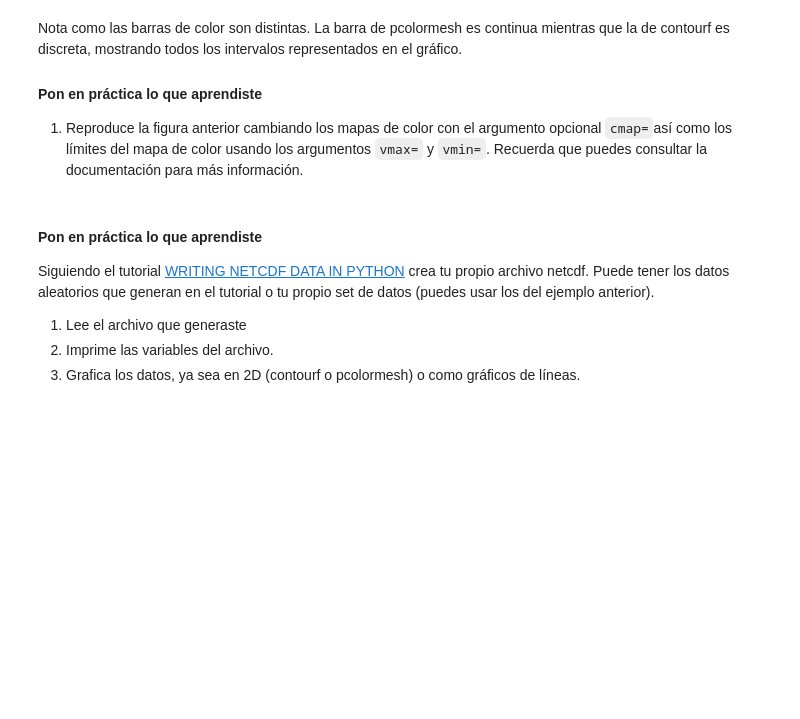
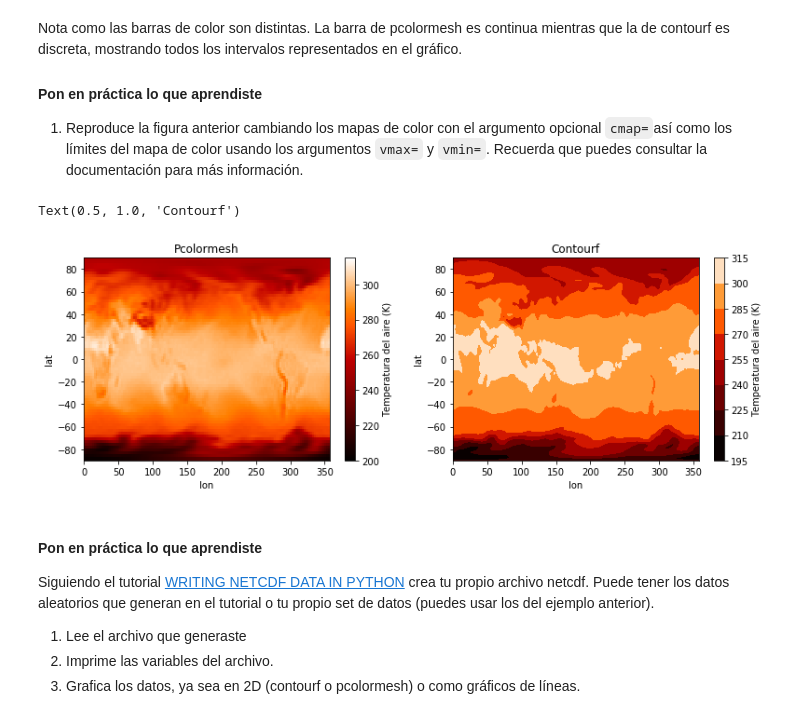
Before and after one commit to anakarinarm/TemSelModNum, a Jupyter notebook: notebooks_2021-2/00_intro_python/intro02_python.ipynb, the cells around one changed output. Drawn from its saved outputs; the diff is of its cells as text; code cells hidden in the pictures; blank space fills up the shorter version.

```diff
--- a/notebooks_2021-2/00_intro_python/intro02_python.ipynb
+++ b/notebooks_2021-2/00_intro_python/intro02_python.ipynb
@@ -910,6 +970,23 @@ Nota como las barras de color son distintas. La barra de pcolormesh es continua
 
 #### Pon en práctica lo que aprendiste
 1. Reproduce la figura anterior cambiando los mapas de color con el argumento opcional `cmap=`así como los límites del mapa de color usando los argumentos `vmax=` y `vmin=`. Recuerda que puedes consultar la documentación para más información.
+# %%
+# contourf y pcolormesh
+fig, (ax1,ax2) = matplotlib.pyplot.subplots(1,2, figsize=(13,4))
+pc = ax1.pcolormesh(lon_data, lat_data,  air_data,cmap='gist_heat', vmin=200, vmax=315,)
+matplotlib.pyplot.colorbar(pc, ax=ax1, label='Temperatura del aire (K)')
+ax1.set_xlabel('lon')
+ax1.set_ylabel('lat')
+ax1.set_title('Pcolormesh')
+
+pc2 = ax2.contourf(lon_data, lat_data,  air_data, cmap='gist_heat', vmin=200, vmax=315,)
+matplotlib.pyplot.colorbar(pc2, ax=ax2, label='Temperatura del aire (K)')
+ax2.set_xlabel('lon')
+ax2.set_ylabel('lat')
+ax2.set_title('Contourf')
+# %% [output]
+Text(0.5, 1.0, 'Contourf')
+[figure, added]
 # %% [markdown]
 #### Pon en práctica lo que aprendiste
 
```
Also changed, not shown: parts of 7 cells of this notebook, 6 other files.
